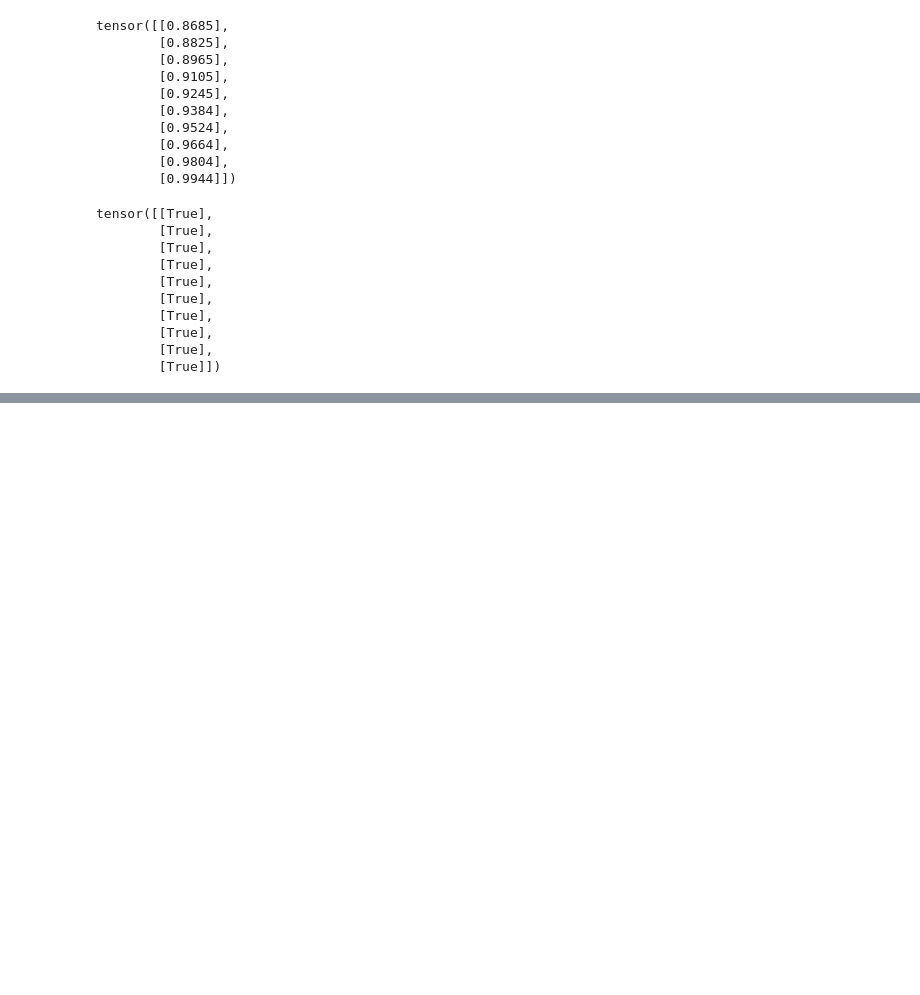
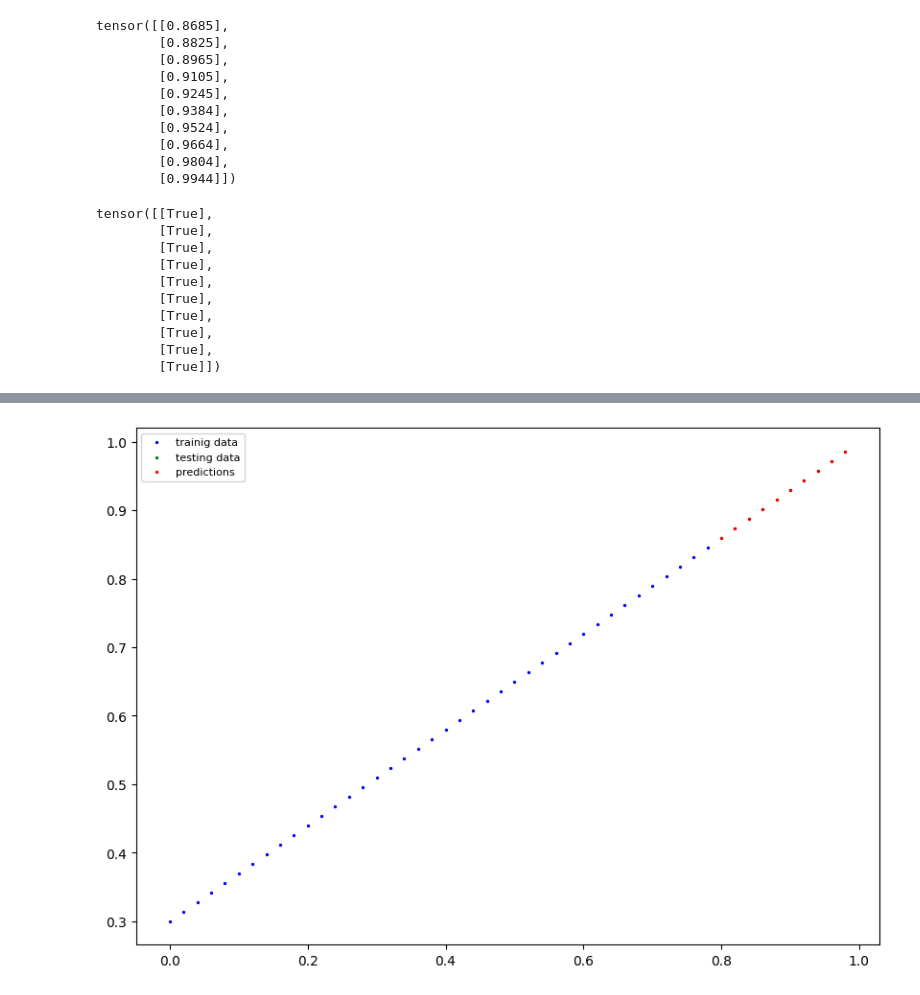
Before and after one commit to mdnazishpatel/Machine_learning, a Jupyter notebook: PyTorch_workflow.ipynb, the cells around one changed output, grey strips where cells are left out. Cells and saved outputs as stored; diff of their text form; code cells hidden in the pictures; blank space fills up the shorter version.

```diff
--- a/PyTorch_workflow.ipynb
+++ b/PyTorch_workflow.ipynb
@@ -346,0 +549,5 @@ tensor([[True],
+# %%
+loaded_model_1.eval()
+with torch.inference_mode():
+  loaded_model_1_preds = loaded_model_1(X_test)
+loaded_model_1_preds
@@ -346,0 +565,4 @@ tensor([[True],
+# %%
+plot_predictions(predictions=loaded_model_1_preds)
+# %% [output]
+[figure, added]
```
Also changed, not shown: parts of 15 cells of this notebook.
